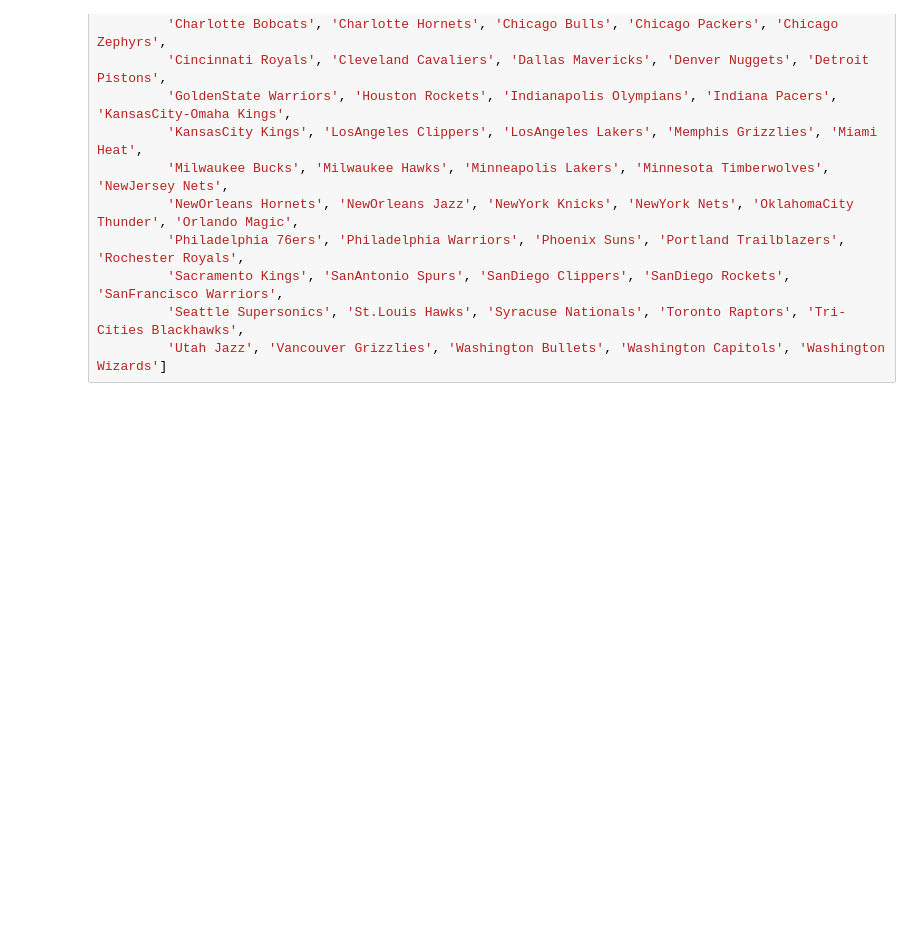
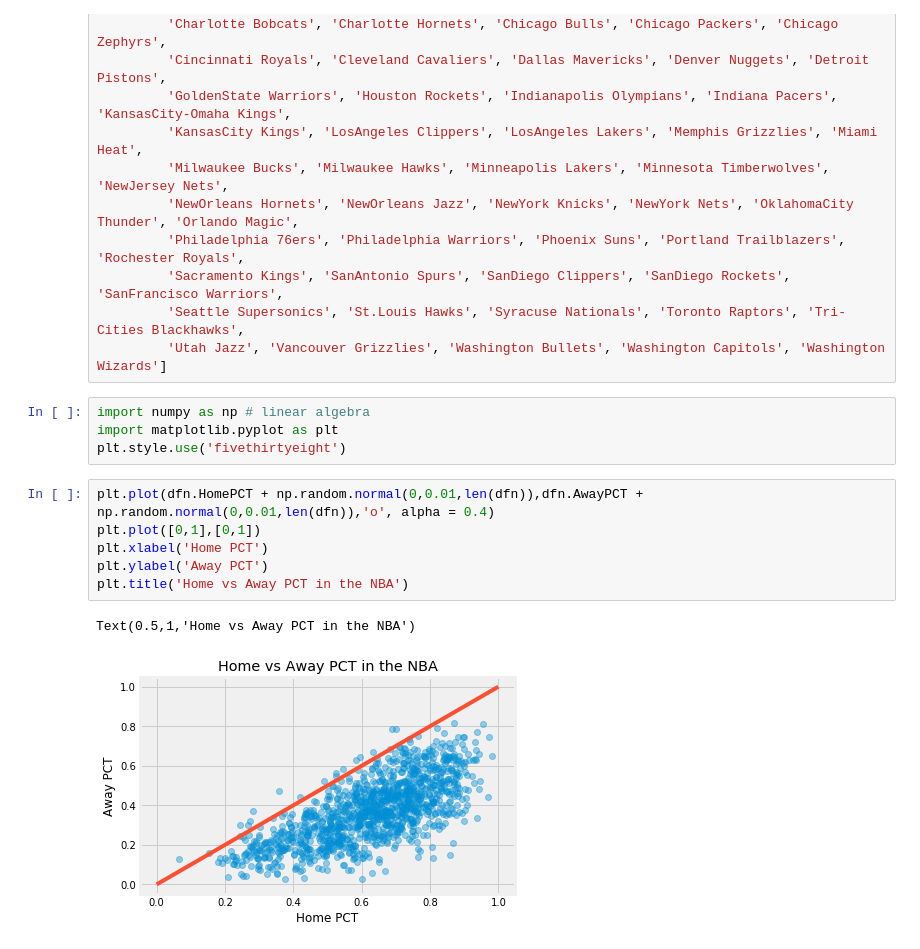
Before and after one commit to FB-Reda/HomeFieldAdvantage, a Jupyter notebook: HomeFieldAdvantage.ipynb, the cells around one changed output. Saved outputs shown, nothing was run; the diff lists cells and outputs as text; blank space fills up the shorter version.

```diff
--- a/HomeFieldAdvantage.ipynb
+++ b/HomeFieldAdvantage.ipynb
@@ -100,3 +96,16 @@ teamArr = ['Atlanta Hawks', 'Baltimore Bullets', 'Boston Celtics', 'Buffalo Brav
          'Sacramento Kings', 'SanAntonio Spurs', 'SanDiego Clippers', 'SanDiego Rockets', 'SanFrancisco Warriors',
          'Seattle Supersonics', 'St.Louis Hawks', 'Syracuse Nationals', 'Toronto Raptors', 'Tri-Cities Blackhawks',
          'Utah Jazz', 'Vancouver Grizzlies', 'Washington Bullets', 'Washington Capitols', 'Washington Wizards']
+# %%
+import numpy as np # linear algebra
+import matplotlib.pyplot as plt
+plt.style.use('fivethirtyeight')
+# %%
+plt.plot(dfn.HomePCT + np.random.normal(0,0.01,len(dfn)),dfn.AwayPCT + np.random.normal(0,0.01,len(dfn)),'o', alpha = 0.4)
+plt.plot([0,1],[0,1])
+plt.xlabel('Home PCT')
+plt.ylabel('Away PCT')
+plt.title('Home vs Away PCT in the NBA')
+# %% [output]
+Text(0.5,1,'Home vs Away PCT in the NBA')
+[figure, added]
```
Also changed, not shown: parts of 4 cells of this notebook, 1 other file.
